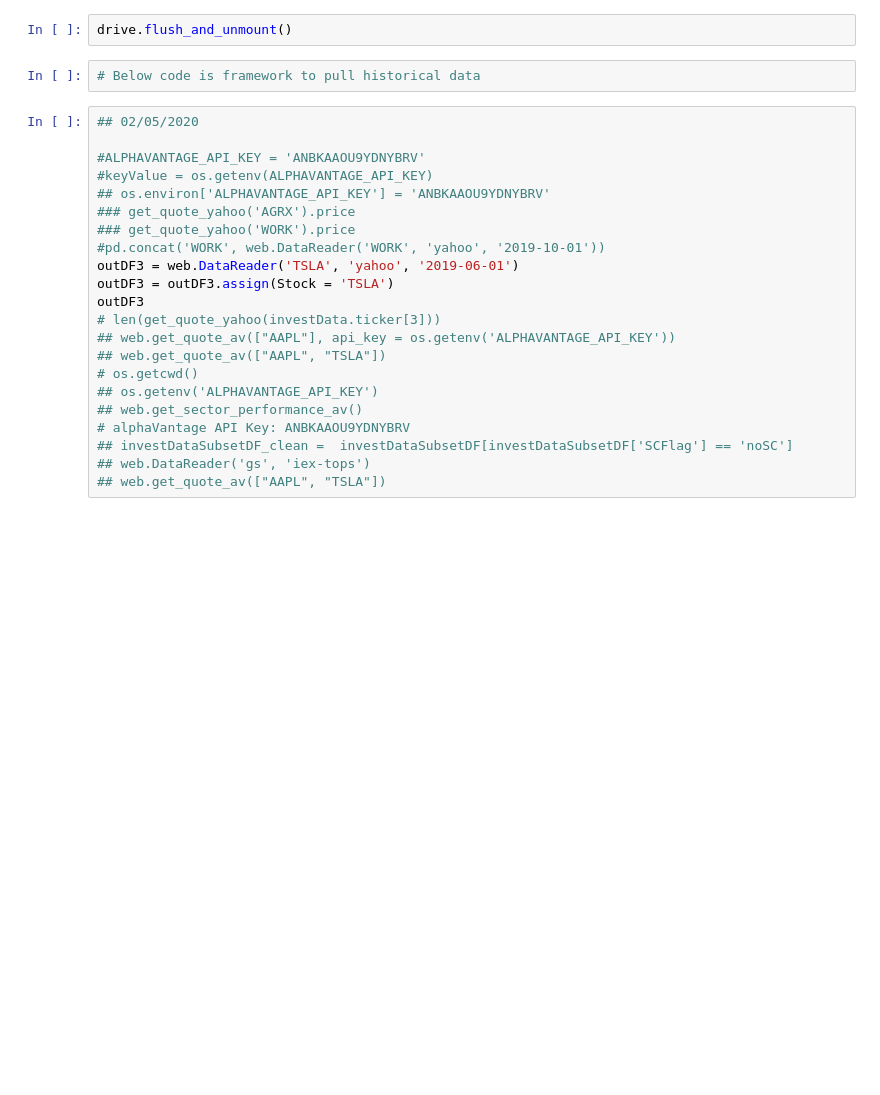
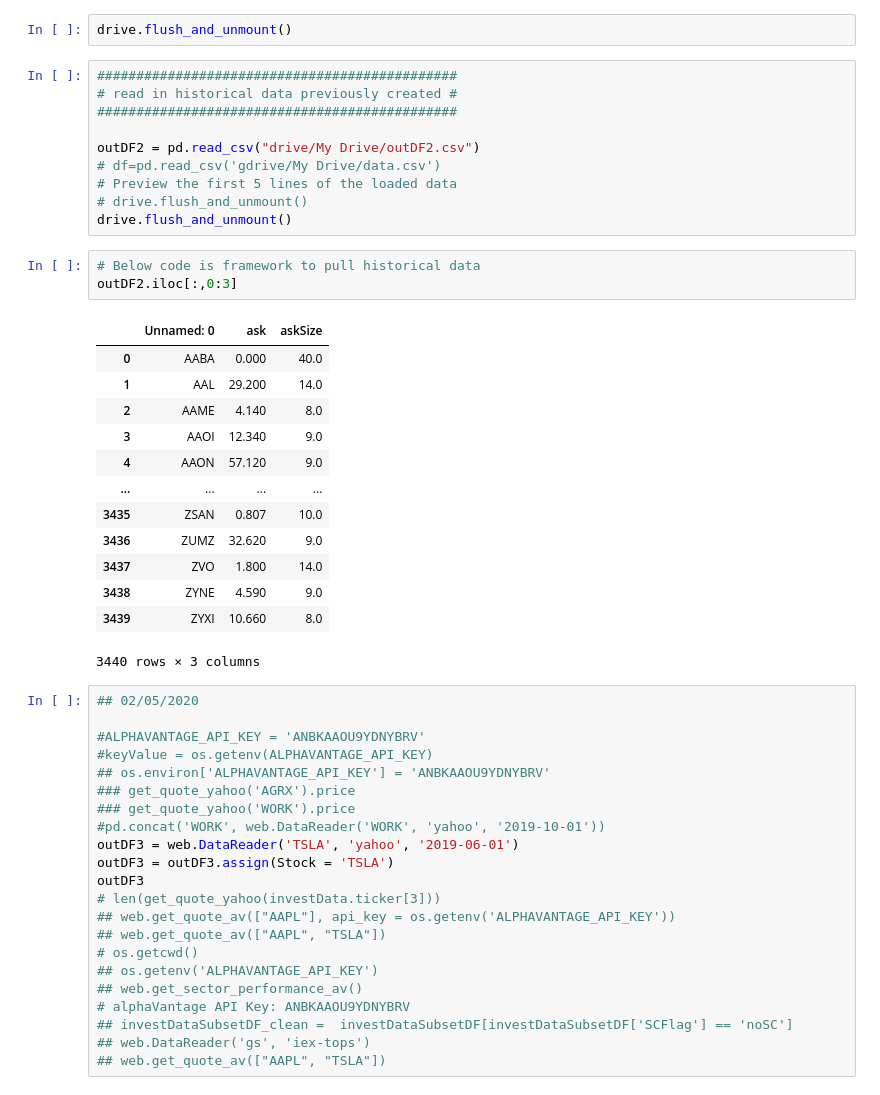
Before and after one commit to dcovarru/investmentsPython, a Jupyter notebook: investments.ipynb, the cells around one changed output. Drawn from its saved outputs; the diff is of its cells as text; blank space fills up the shorter version.

```diff
--- a/investments.ipynb
+++ b/investments.ipynb
@@ -257,8 +253,33 @@ outDF2.to_csv('outDF2.csv')
   # drive.flush_and_unmount()
 # %%
 drive.flush_and_unmount()
+# %%
+##############################################
+# read in historical data previously created #
+##############################################
+
+outDF2 = pd.read_csv("drive/My Drive/outDF2.csv")
+# df=pd.read_csv('gdrive/My Drive/data.csv')
+# Preview the first 5 lines of the loaded data
+# drive.flush_and_unmount()
+drive.flush_and_unmount()
 # %%
 # Below code is framework to pull historical data
+outDF2.iloc[:,0:3]
+# %% [output]
+|  | Unnamed: 0 | ask | askSize |
+| 0 | AABA | 0.000 | 40.0 |
+| 1 | AAL | 29.200 | 14.0 |
+| 2 | AAME | 4.140 | 8.0 |
+| 3 | AAOI | 12.340 | 9.0 |
+| 4 | AAON | 57.120 | 9.0 |
+| ... | ... | ... | ... |
+| 3435 | ZSAN | 0.807 | 10.0 |
+| 3436 | ZUMZ | 32.620 | 9.0 |
+| 3437 | ZVO | 1.800 | 14.0 |
+| 3438 | ZYNE | 4.590 | 9.0 |
+| 3439 | ZYXI | 10.660 | 8.0 |
+3440 rows × 3 columns
 # %%
 ## 02/05/2020
 
```
Also changed, not shown: parts of 1 cell of this notebook.
